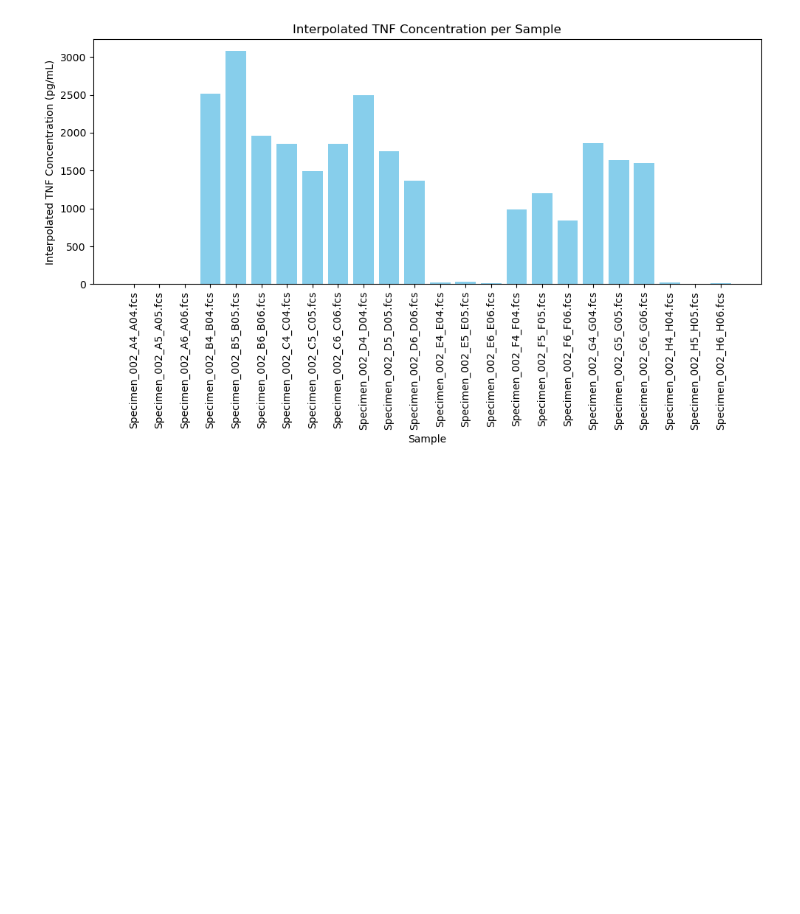
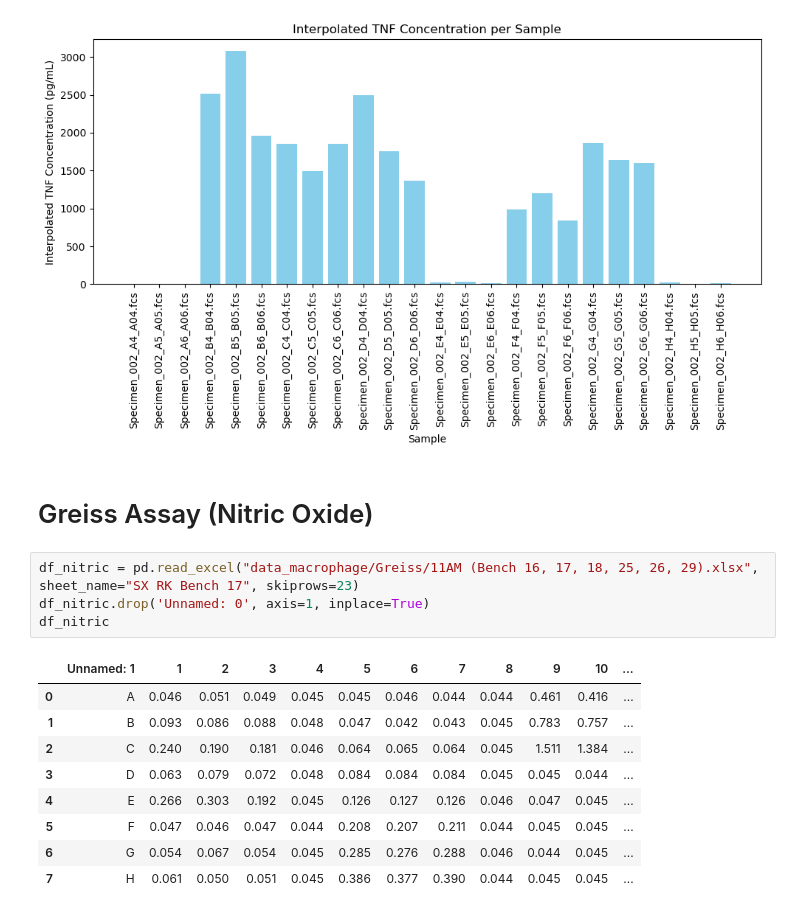
Before and after one commit to elenajusto/immunology-2, a Jupyter notebook: macrophage-csv.ipynb, the cells around one changed output. Cells and saved outputs as stored; diff of their text form; blank space fills up the shorter version.

```diff
--- a/macrophage-csv.ipynb
+++ b/macrophage-csv.ipynb
@@ -206,3 +204,19 @@ plt.tight_layout()
 plt.show()
 # %% [output]
 [figure]
+# %% [markdown]
+# Greiss Assay (Nitric Oxide)
+# %%
+df_nitric = pd.read_excel("data_macrophage/Greiss/11AM (Bench 16, 17, 18, 25, 26, 29).xlsx", sheet_name="SX RK Bench 17", skiprows=23)
+df_nitric.drop('Unnamed: 0', axis=1, inplace=True)
+df_nitric
+# %% [output]
+|  | Unnamed: 1 | 1 | 2 | 3 | 4 | 5 | 6 | 7 | 8 | 9 | 10 | ... |
+| 0 | A | 0.046 | 0.051 | 0.049 | 0.045 | 0.045 | 0.046 | 0.044 | 0.044 | 0.461 | 0.416 | ... |
+| 1 | B | 0.093 | 0.086 | 0.088 | 0.048 | 0.047 | 0.042 | 0.043 | 0.045 | 0.783 | 0.757 | ... |
+| 2 | C | 0.240 | 0.190 | 0.181 | 0.046 | 0.064 | 0.065 | 0.064 | 0.045 | 1.511 | 1.384 | ... |
+| 3 | D | 0.063 | 0.079 | 0.072 | 0.048 | 0.084 | 0.084 | 0.084 | 0.045 | 0.045 | 0.044 | ... |
+| 4 | E | 0.266 | 0.303 | 0.192 | 0.045 | 0.126 | 0.127 | 0.126 | 0.046 | 0.047 | 0.045 | ... |
+| 5 | F | 0.047 | 0.046 | 0.047 | 0.044 | 0.208 | 0.207 | 0.211 | 0.044 | 0.045 | 0.045 | ... |
+| 6 | G | 0.054 | 0.067 | 0.054 | 0.045 | 0.285 | 0.276 | 0.288 | 0.046 | 0.044 | 0.045 | ... |
+| 7 | H | 0.061 | 0.050 | 0.051 | 0.045 | 0.386 | 0.377 | 0.390 | 0.044 | 0.045 | 0.045 | ... |
```
Also changed, not shown: parts of 6 cells of this notebook.
